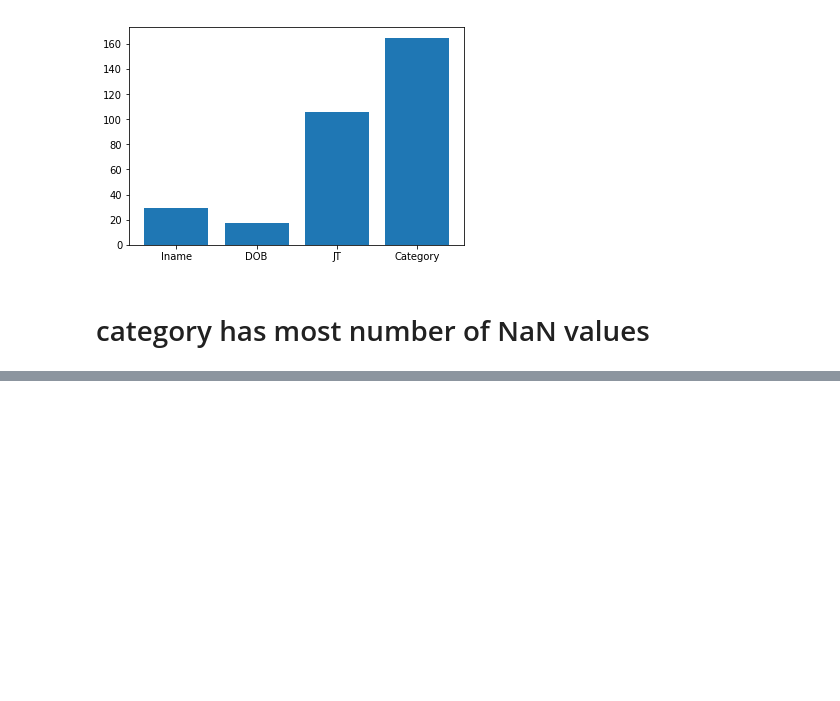
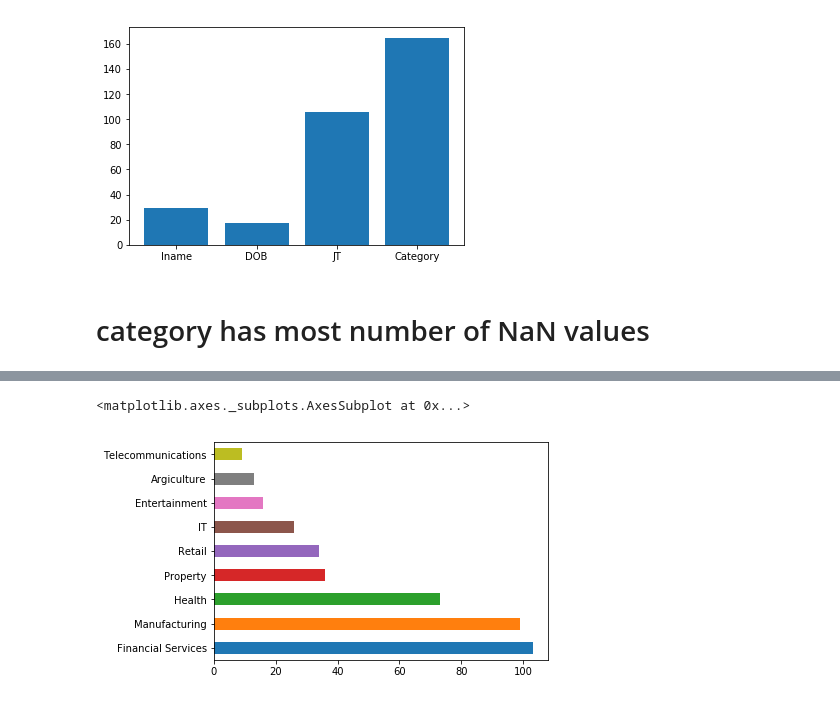
Before and after one commit to romy421kumari/KPMG, a Jupyter notebook: newcustomerlist.ipynb, the cells around one changed output, grey strips where cells are left out. Drawn from its saved outputs; the diff is of its cells as text; code cells hidden in the pictures; blank space fills up the shorter version.

```diff
--- a/newcustomerlist.ipynb
+++ b/newcustomerlist.ipynb
@@ -114,0 +142,6 @@ plt.show()
+# %%
+e=df[df['owns_car']=='Yes'].Category.value_counts()
+e.plot(kind='barh')
+# %% [output]
+<matplotlib.axes._subplots.AxesSubplot at 0x...>
+[figure, added]
```
Also changed, not shown: parts of 7 cells of this notebook.
